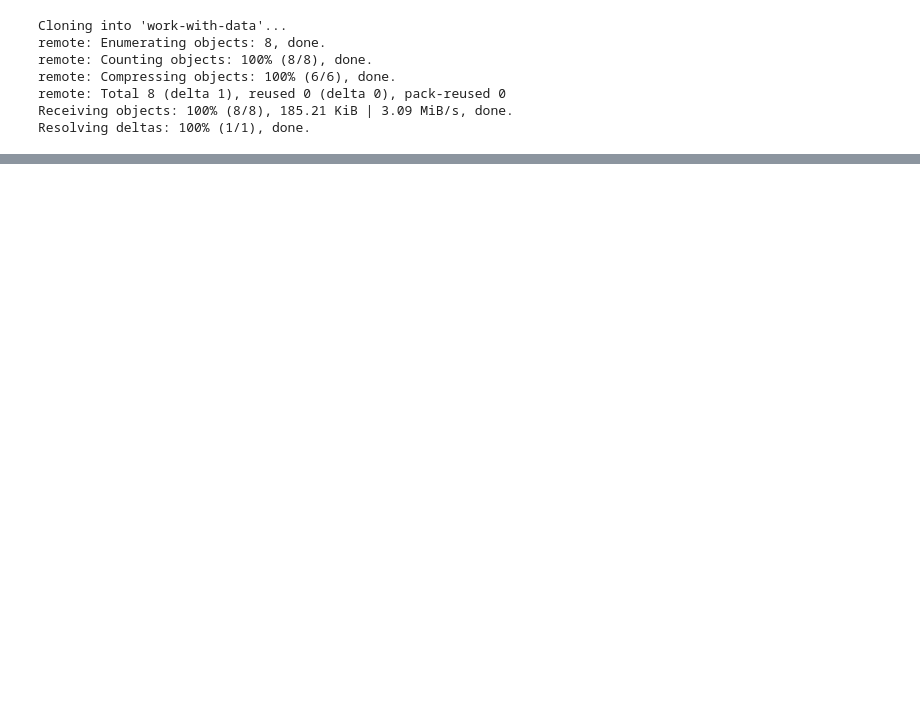
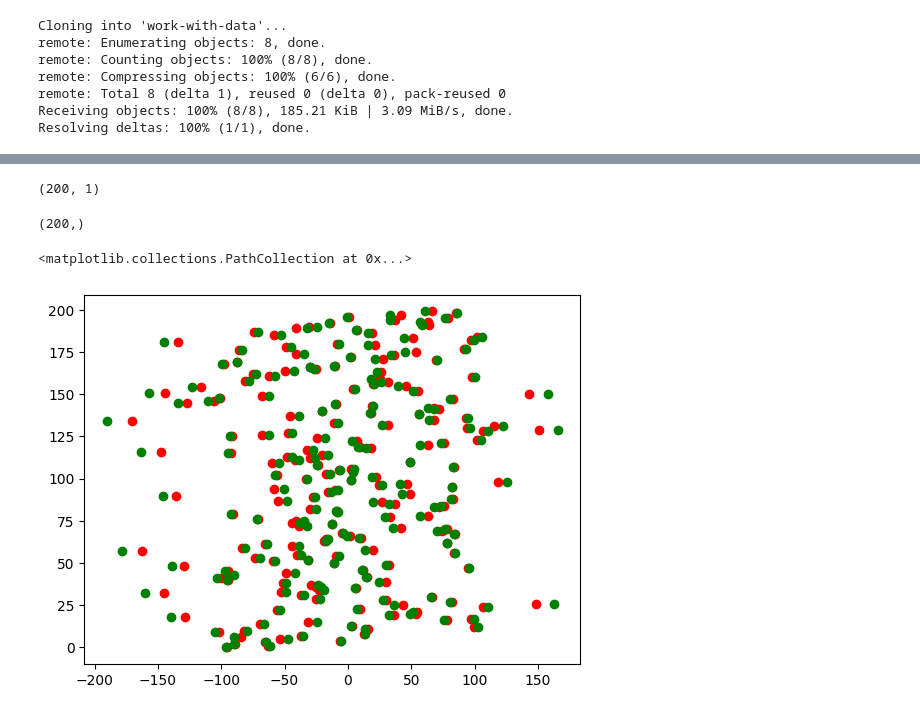
Before and after one commit to hosseinmou3avi/work-with-data, a Jupyter notebook: my_regression_saber_kolgar_youtube.ipynb, the cells around one changed output, grey strips where cells are left out. Cells and saved outputs as stored; diff of their text form; code cells hidden in the pictures; blank space fills up the shorter version.

```diff
--- a/my_regression_saber_kolgar_youtube.ipynb
+++ b/my_regression_saber_kolgar_youtube.ipynb
@@ -18,0 +57,8 @@ Resolving deltas: 100% (1/1), done.
+# %%
+model= tf.keras.models.Sequential()
+model.add(tf.keras.layers.Input(shape=(5,)))
+model.add(tf.keras.layers.Dense(units=16,activation='relu' ))
+model.add(tf.keras.layers.Dense(units=16,activation='relu' ))
+model.add(tf.keras.layers.Dense(units=1,activation='linear' ))
+
+model.summary()
@@ -18,0 +81,7 @@ Resolving deltas: 100% (1/1), done.
+# %%
+opt=tf.optimizers.Adam()
+loss=tf.losses.MeanSquaredError()
+
+model.compile(loss=loss,optimizer=opt)
+# %%
+model.fit(x_train,y_train,epochs=100,batch_size=50,validation_split=0.1,verbose=2)
@@ -18,0 +117,2 @@ Resolving deltas: 100% (1/1), done.
+# %%
+y_pred=model.predict(x_test)
@@ -18,0 +121,12 @@ Resolving deltas: 100% (1/1), done.
+# %%
+print(y_pred.shape)
+y_test.shape
+# %% [output]
+(200, 1)
+(200,)
+# %%
+plt.scatter(y_pred,range(200),color='red')
+plt.scatter(y_test,range(200),color='green')
+# %% [output]
+<matplotlib.collections.PathCollection at 0x...>
+[figure, added]
```
Also changed, not shown: parts of 18 cells of this notebook.
